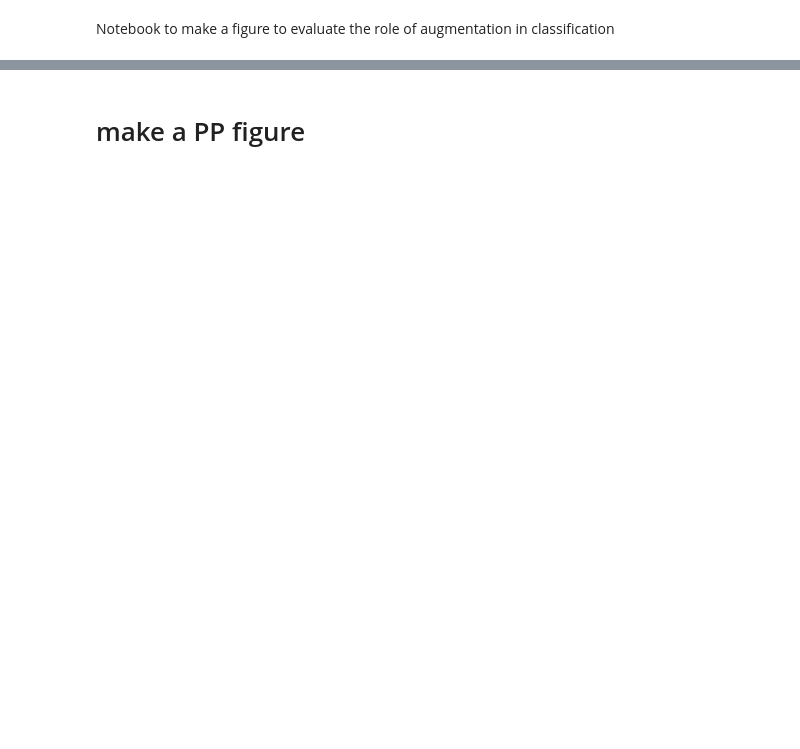
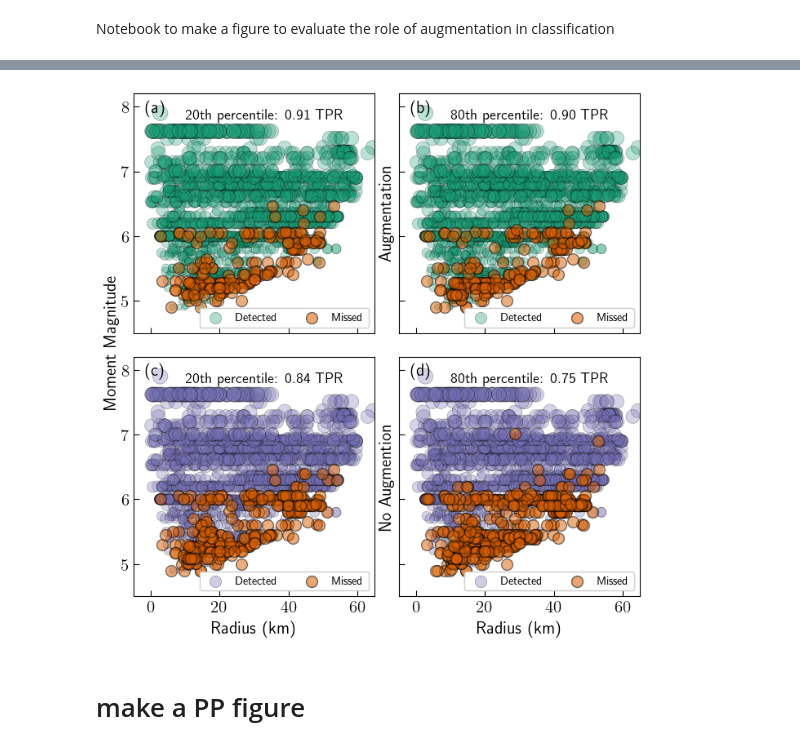
Before and after one commit to timdittmann/psuedosynth_gnss_velocities, a Jupyter notebook: notebooks/mkfigs/snr_augplot.ipynb, the cells around one changed output, grey strips where cells are left out. Saved outputs shown, nothing was run; the diff lists cells and outputs as text; code cells hidden in the pictures; blank space fills up the shorter version.

```diff
--- a/notebooks/mkfigs/snr_augplot.ipynb
+++ b/notebooks/mkfigs/snr_augplot.ipynb
@@ -101,9 +121,9 @@ df=df[df.features=='psd_t']
 
 colors=['#1b9e77','#7570b3','#d95f02']#['#e41a1c','#377eb8','#4daf4a']
 #colors.reverse()
-#fig,ax=plt.subplots(2,2, figsize=(8,8),sharex=True, sharey=True)
+fig,ax=plt.subplots(2,2, figsize=(8,8),sharex=True, sharey=True)
 #power point
-fig,ax=plt.subplots(2,2, figsize=(12,8),sharex=True, sharey=True)
+#fig,ax=plt.subplots(2,2, figsize=(12,8),sharex=True, sharey=True)
 
 fig_lab=['a','b','c','d']
 for i,(aug, color, title) in enumerate(zip([True,False],[colors[0],colors[1]],['Augmention','No Augmention'])):
@@ -124,22 +144,22 @@ for i,(aug, color, title) in enumerate(zip([True,False],[colors[0],colors[1]],['
         sizes=50*(fn['magnitude']-df['magnitude'].min())+30
         ####
         #sizes=150*(tmp[2]-tmp[2].min())+30
-        scatter=ax[i,j].scatter(x=fn['Rrup'], y=fn['magnitude'], s=sizes, alpha=.5, color=colors[2], ec='black', label=' Missed')
+        scatter=ax[i,j].scatter(x=fn['Rrup'], y=fn['magnitude'], s=100, alpha=.5, color=colors[2], ec='black', label=' Missed')
         #ax.scatter(x=tmp[4], y=tmp[9], s=5, color='#d95f02', label='P wave')
         #ax.scatter(x=tmp[4], y=tmp[9], s=5, color='#1b9e77', label='S wave')
         #ax[i,j].set_xlabel('Rrup (km)')
         #ax[i,j].set_ylabel('Peak SNR (dB)')
 
-        #ax[i,j].set_ylim([-50,220])
+        ax[i,j].set_ylim([4.5,8.2])
         ax[i,j].set_xlim([-5,65])
 
         tpr=len(tp)/(len(tp)+len(fn))
         tpr="{:.2f}".format(tpr)
-        legend1=ax[i,j].legend(loc='lower left', ncol=2)
+        legend1=ax[i,j].legend(loc='lower right', ncol=2)
         ax[i,j].add_artist(legend1)
 
         trans = mtransforms.ScaledTranslation(10/72, -5/72, fig.dpi_scale_trans)
-        ax[i,j].text(.8, 1.0, '(%s)' %fig_lab[int(2*i+j)], transform=ax[i,j].transAxes + trans,
+        ax[i,j].text(0, 1.0, '(%s)' %fig_lab[int(2*i+j)], transform=ax[i,j].transAxes + trans,
             fontsize='medium', verticalalignment='top')
 
 
@@ -148,37 +168,40 @@ for i,(aug, color, title) in enumerate(zip([True,False],[colors[0],colors[1]],['
         #legend1 = ax.legend(*scatter.legend_elements(num=3),
         #                   loc="upper left")
         #ax.add_artist(legend1)
 
         # Produce a legend for the price (sizes). Because we want to show the prices
         # in dollars, we use the *func* argument to supply the inverse of the function
         # used to calculate the sizes from above. The *fmt* ensures to show the price
         # in dollars. Note how we target at 5 elements here, but obtain only 4 in the
         # created legend due to the automatic round prices that are chosen for us.
         ax[i,j].text(10,7.8,'%sth percentile: %s TPR' %(noise,tpr), fontsize=13)
         #ax[i,j].text(0,190,tpr, fontsize=12)
 kw = dict(prop="sizes", num=4, color='grey', fmt=" {x:.1f}", \
           func=lambda s: (s-30)/30 + df['magnitude'].min())
-legend2 = ax[0,0].legend(*scatter.legend_elements(**kw), \
-                    loc="lower right") #, title="Magnitude"
+#legend2 = ax[0,0].legend(*scatter.legend_elements(**kw), \
+#                    loc="lower right") #, title="Magnitude"
 
 
 
 #plt.savefig('time_of_detect3.png', dpi=500)
 #fig.text(0.5, 0.04, 'Radius (km)', ha='center')
-fig.text(0.04, 0.5, 'Peak SNR (dB)', va='center', rotation='vertical')
+fig.text(0.08, 0.5, 'Moment Magnitude', va='center', rotation='vertical')
 ax[0,0].set_ylabel('Augmentation')
 ax[0,0].yaxis.set_label_position("right")
 ax[1,0].set_ylabel('No Augmention')
 ax[1,0].yaxis.set_label_position("right")
 ax[1,0].set_xlabel('Radius (km)')
+ax[1,1].set_xlabel('Radius (km)')
 
 
 
 #fig.tight_layout()
 plt.subplots_adjust(wspace=.1, hspace=.1)
 
 #plt.show()
-#plt.savefig('figs/augmentation.png',dpi=300)
+plt.savefig('figs/augmentation_mag.png',dpi=300)
+# %% [output]
+[figure, added]
 # %% [markdown]
 # make a PP figure
 # %%
```
Also changed, not shown: parts of 2 cells of this notebook, 10 other files.
